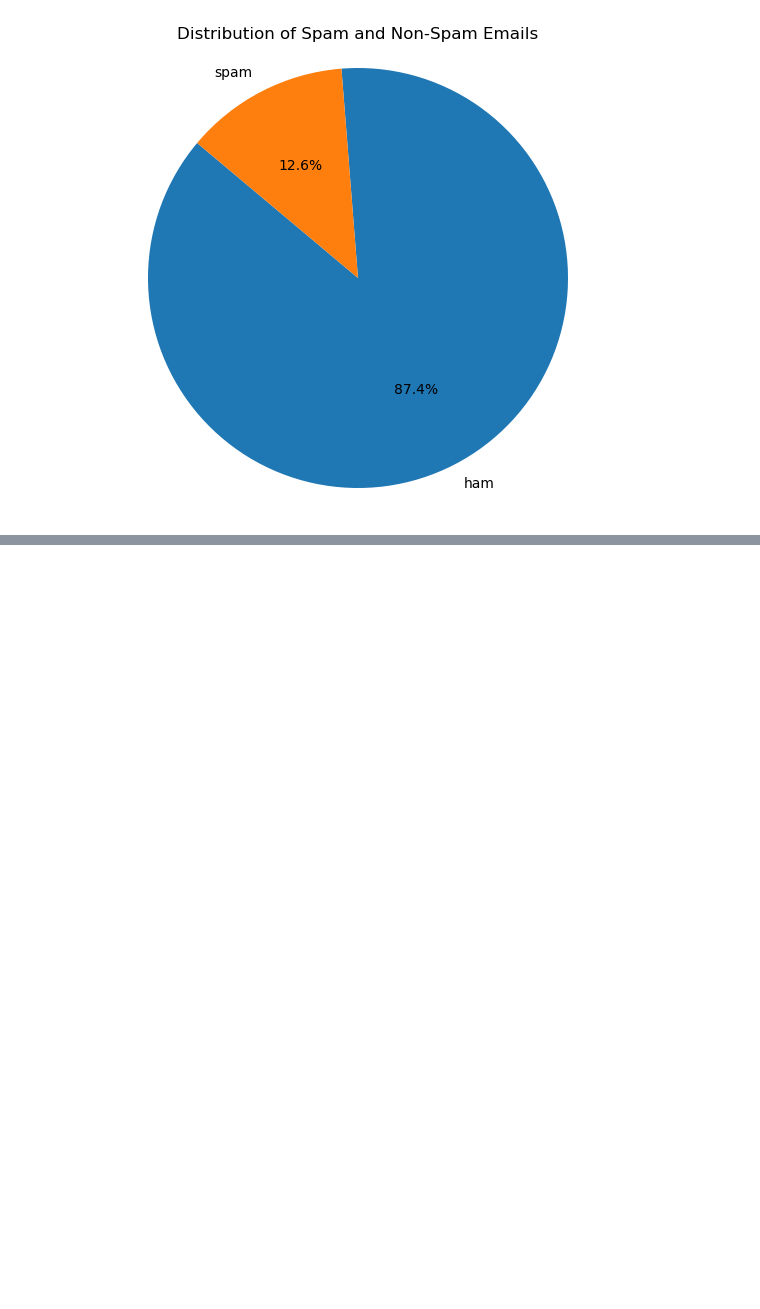
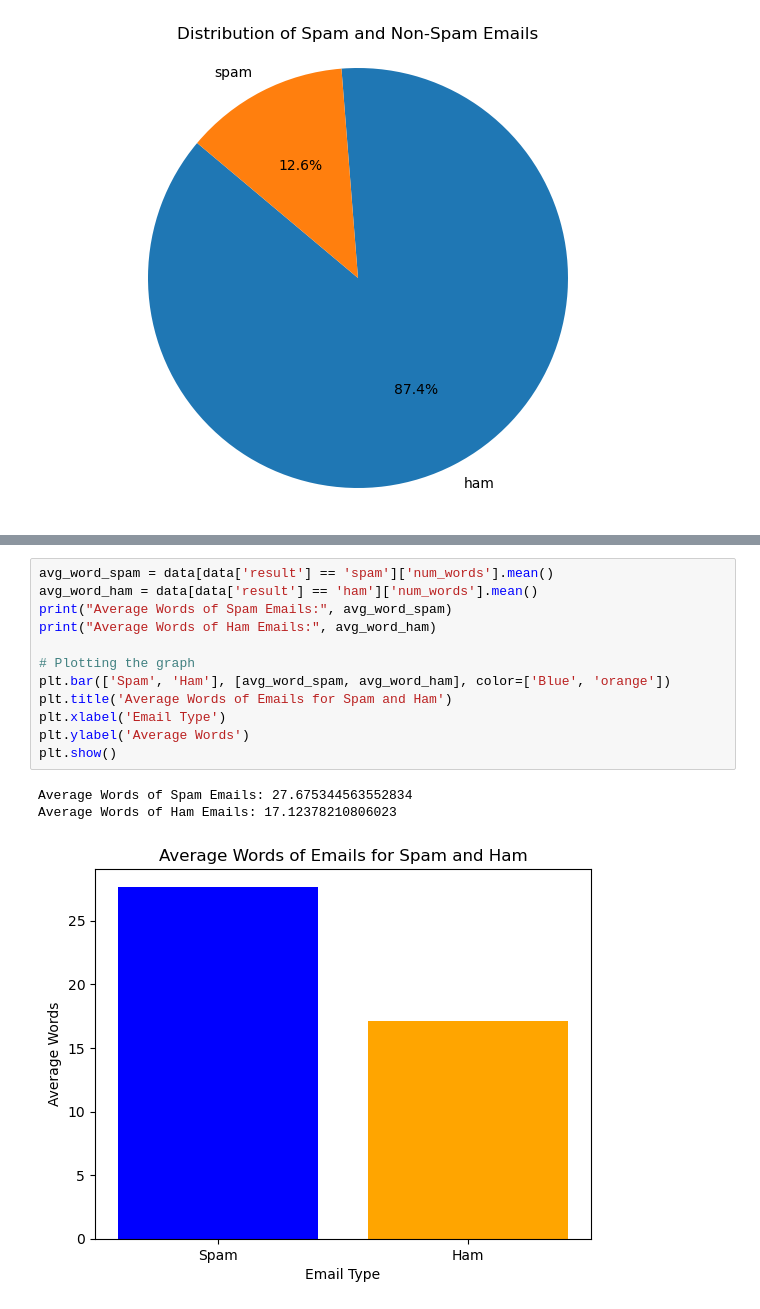
Before and after one commit to atharvamohekar/spam-classifier, a Jupyter notebook: classifier code.ipynb, the cells around one changed output, grey strips where cells are left out. Saved outputs shown, nothing was run; the diff lists cells and outputs as text; blank space fills up the shorter version.

```diff
--- a/classifier code.ipynb
+++ b/classifier code.ipynb
@@ -98,0 +97,16 @@ TypeError: expected string or bytes-like object, got 'float'
+# %%
+avg_word_spam = data[data['result'] == 'spam']['num_words'].mean()
+avg_word_ham = data[data['result'] == 'ham']['num_words'].mean()
+print("Average Words of Spam Emails:", avg_word_spam)
+print("Average Words of Ham Emails:", avg_word_ham)
+
+# Plotting the graph
+plt.bar(['Spam', 'Ham'], [avg_word_spam, avg_word_ham], color=['Blue', 'orange'])
+plt.title('Average Words of Emails for Spam and Ham')
+plt.xlabel('Email Type')
+plt.ylabel('Average Words')
+plt.show()
+# %% [output]
+Average Words of Spam Emails: 27.675344563552834
+Average Words of Ham Emails: 17.12378210806023
+[figure, added]
```
Also changed, not shown: parts of 4 cells of this notebook.
